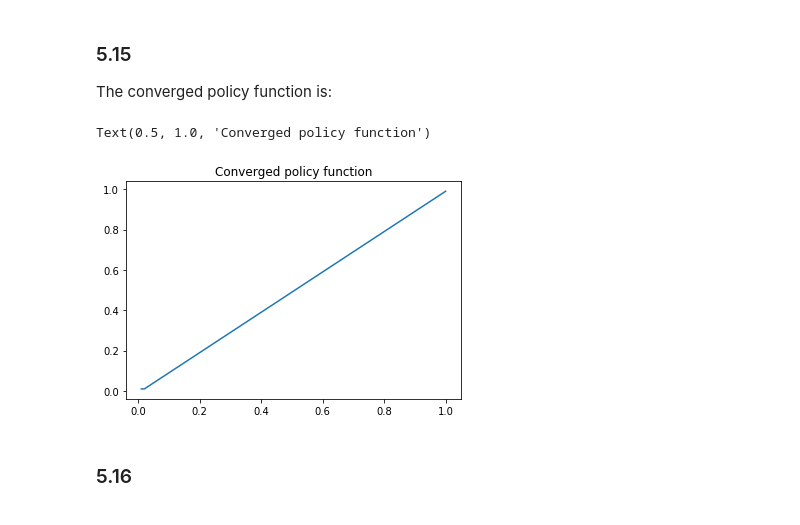
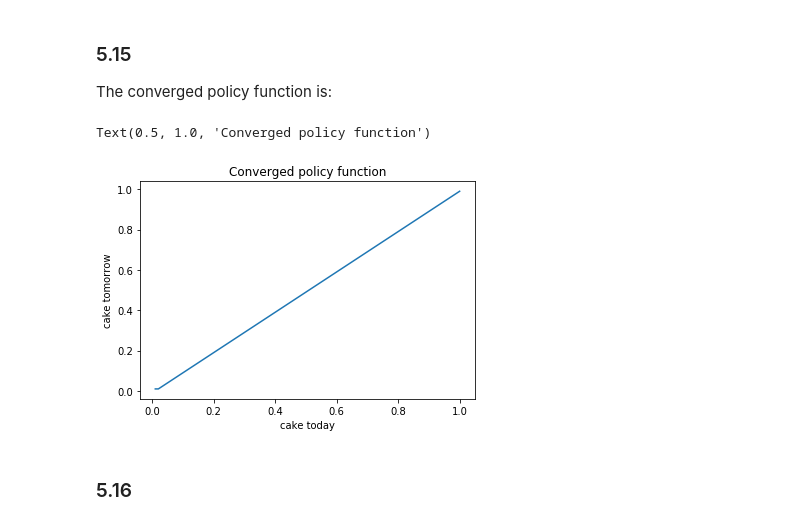
Before and after one commit to timqzhang/persp-model-econ_w20, a Jupyter notebook: ProblemSets/PS3/per_hw3.ipynb, the cells around one changed output. Cells and saved outputs as stored; diff of their text form; code cells hidden in the pictures.

```diff
--- a/ProblemSets/PS3/per_hw3.ipynb
+++ b/ProblemSets/PS3/per_hw3.ipynb
@@ -440,14 +452,17 @@ c_dif[~c_pos]=1e-10
 u_dif=utility(c_dif)
 
 N=100
-i=0
 beta=0.9
 dist=1
+
+# set the maximum iteration as 1000, using i
+
+i=0
 
 # set the initial v_prime from T+1
 v_current=np.zeros((1,N))
 
-while i<=500 and dist>1e-9:
+while i<=1000 and dist>1e-9:
 
     i+=1
     v_prime=np.tile(v_current,(N,1))
@@ -489,10 +504,12 @@ It takes 101 iterations and it converges to the fixed point.
 The converged policy function is:
 # %%
 plt.plot(W,W[ind])
+plt.xlabel('cake today')
+plt.ylabel('cake tomorrow')
 plt.title('Converged policy function')
 # %% [output]
 Text(0.5, 1.0, 'Converged policy function')
-[figure, old version]
+[figure, new version]
 # %% [markdown]
 ### 5.16
 # %%
```
Also changed, not shown: parts of 14 cells of this notebook.
